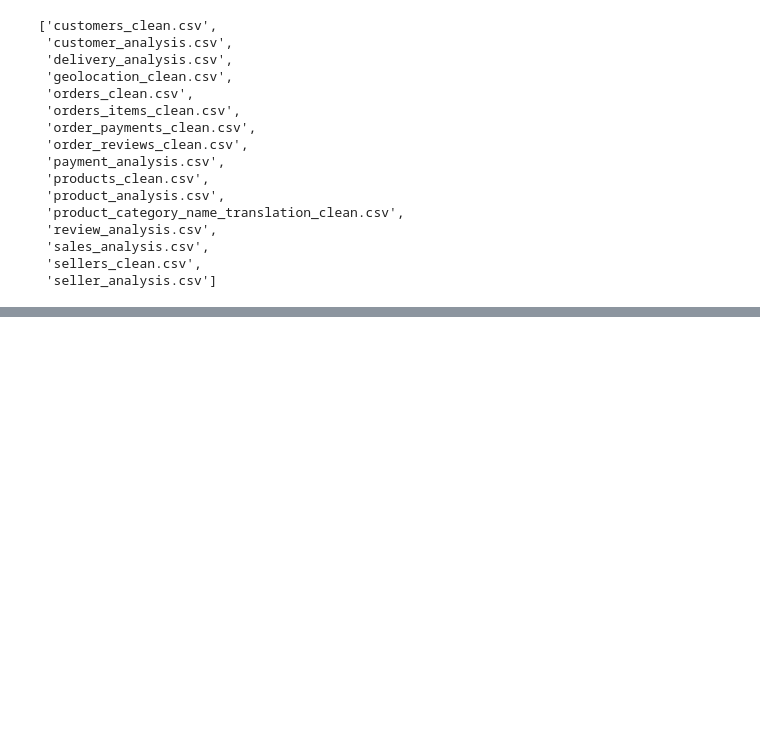
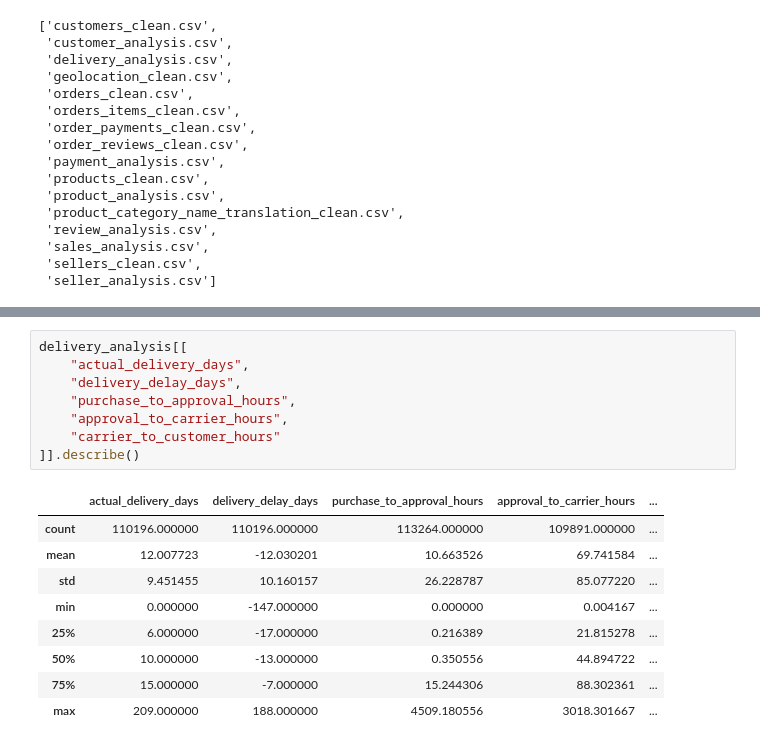
Before and after one commit to HarshaKR-wq/ecommerce-intelligence-revenue-analytics, a Jupyter notebook: notebooks/04_data_preprocessing.ipynb, the cells around one changed output, grey strips where cells are left out. Cells and saved outputs as stored; diff of their text form; blank space fills up the shorter version.

```diff
--- a/notebooks/04_data_preprocessing.ipynb
+++ b/notebooks/04_data_preprocessing.ipynb
@@ -1051,0 +1156,18 @@ os.listdir("../data/processed")
+# %%
+delivery_analysis[[
+    "actual_delivery_days",
+    "delivery_delay_days",
+    "purchase_to_approval_hours",
+    "approval_to_carrier_hours",
+    "carrier_to_customer_hours"
+]].describe()
+# %% [output]
+|  | actual_delivery_days | delivery_delay_days | purchase_to_approval_hours | approval_to_carrier_hours | ... |
+| count | 110196.000000 | 110196.000000 | 113264.000000 | 109891.000000 | ... |
+| mean | 12.007723 | -12.030201 | 10.663526 | 69.741584 | ... |
+| std | 9.451455 | 10.160157 | 26.228787 | 85.077220 | ... |
+| min | 0.000000 | -147.000000 | 0.000000 | 0.004167 | ... |
+| 25% | 6.000000 | -17.000000 | 0.216389 | 21.815278 | ... |
+| 50% | 10.000000 | -13.000000 | 0.350556 | 44.894722 | ... |
+| 75% | 15.000000 | -7.000000 | 15.244306 | 88.302361 | ... |
+| max | 209.000000 | 188.000000 | 4509.180556 | 3018.301667 | ... |
```
Also changed, not shown: parts of 10 cells of this notebook.
